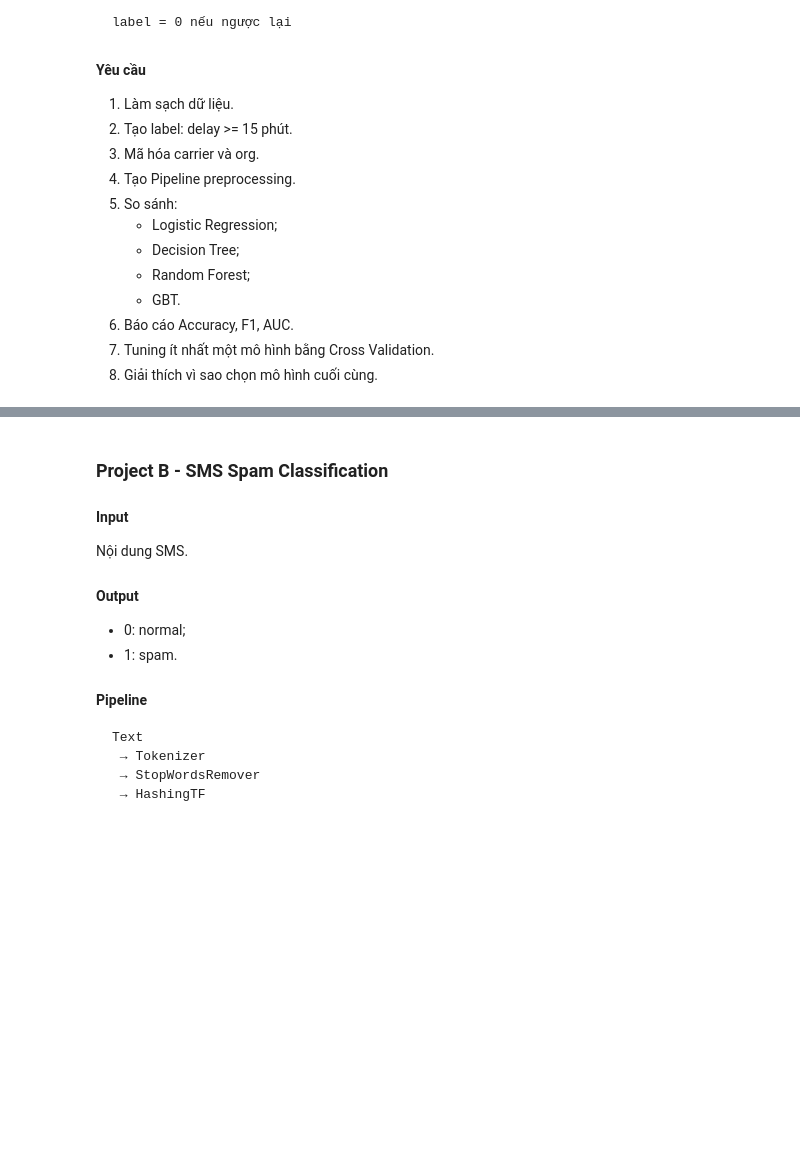
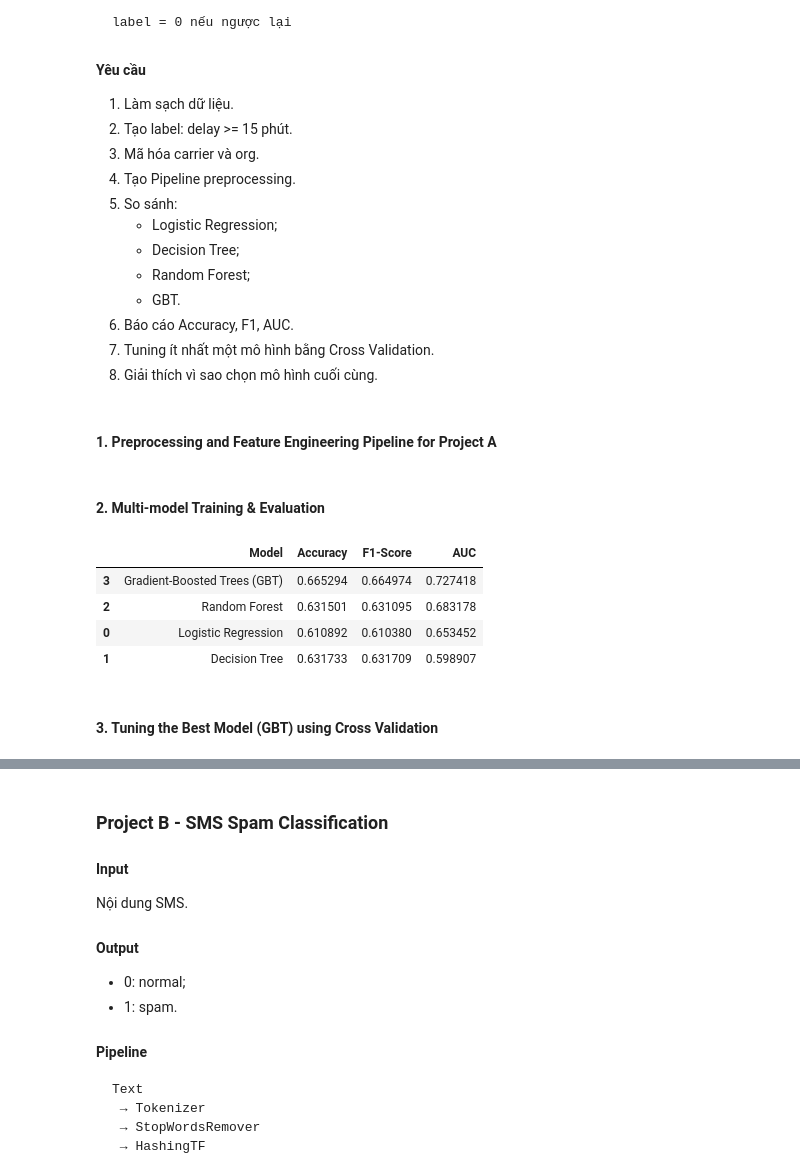
Before and after one commit to EconShark/23_big_data_analysis_class, a Jupyter notebook: Baitap03/Machine_Learning_with_PySpark.ipynb, the cells around one changed output, grey strips where cells are left out. Cells and saved outputs as stored; diff of their text form; code cells hidden in the pictures; blank space fills up the shorter version.

```diff
--- a/Baitap03/Machine_Learning_with_PySpark.ipynb
+++ b/Baitap03/Machine_Learning_with_PySpark.ipynb
@@ -1222,3 +1224,5 @@ label = 0 nếu ngược lại
 5. Báo cáo Accuracy, F1, AUC.
 6. Tuning ít nhất một mô hình bằng Cross Validation.
 7. Giải thích vì sao chọn mô hình cuối cùng.
+# %% [markdown]
+#### 1. Preprocessing and Feature Engineering Pipeline for Project A
@@ -1224,0 +1260,49 @@ label = 0 nếu ngược lại
+# %% [markdown]
+#### 2. Multi-model Training & Evaluation
+# %%
+from pyspark.ml.classification import LogisticRegression, DecisionTreeClassifier, RandomForestClassifier, GBTClassifier
+from pyspark.ml.evaluation import BinaryClassificationEvaluator, MulticlassClassificationEvaluator
+import pandas as pd
+
+# Define dictionary of models to compare
+classifiers = {
+    "Logistic Regression": LogisticRegression(featuresCol="features", labelCol="label", maxIter=30),
+    "Decision Tree": DecisionTreeClassifier(featuresCol="features", labelCol="label", maxDepth=5, seed=42),
+    "Random Forest": RandomForestClassifier(featuresCol="features", labelCol="label", numTrees=30, seed=42),
+    "Gradient-Boosted Trees (GBT)": GBTClassifier(featuresCol="features", labelCol="label", maxIter=20, seed=42)
+}
+
+comparison_metrics = []
+
+for name, clf in classifiers.items():
+    # Combine preprocessing stages with the current classifier
+    full_pipeline = Pipeline(stages=[preprocessing_pipeline, clf])
+
+    # Train
+    model = full_pipeline.fit(train_proj_a)
+
+    # Predict
+    predictions = model.transform(test_proj_a)
+
+    # Evaluate metrics
+    auc = BinaryClassificationEvaluator(labelCol="label").evaluate(predictions)
+    f1 = MulticlassClassificationEvaluator(labelCol="label", metricName="f1").evaluate(predictions)
+    acc = MulticlassClassificationEvaluator(labelCol="label", metricName="accuracy").evaluate(predictions)
+
+    comparison_metrics.append({
+        "Model": name,
+        "Accuracy": acc,
+        "F1-Score": f1,
+        "AUC": auc
+    })
+
+# Display summary DataFrame
+pd.DataFrame(comparison_metrics).sort_values(by="AUC", ascending=False)
+# %% [output]
+|  | Model | Accuracy | F1-Score | AUC |
+| 3 | Gradient-Boosted Trees (GBT) | 0.665294 | 0.664974 | 0.727418 |
+| 2 | Random Forest | 0.631501 | 0.631095 | 0.683178 |
+| 0 | Logistic Regression | 0.610892 | 0.610380 | 0.653452 |
+| 1 | Decision Tree | 0.631733 | 0.631709 | 0.598907 |
+# %% [markdown]
+#### 3. Tuning the Best Model (GBT) using Cross Validation
```
Also changed, not shown: parts of 26 cells of this notebook.
